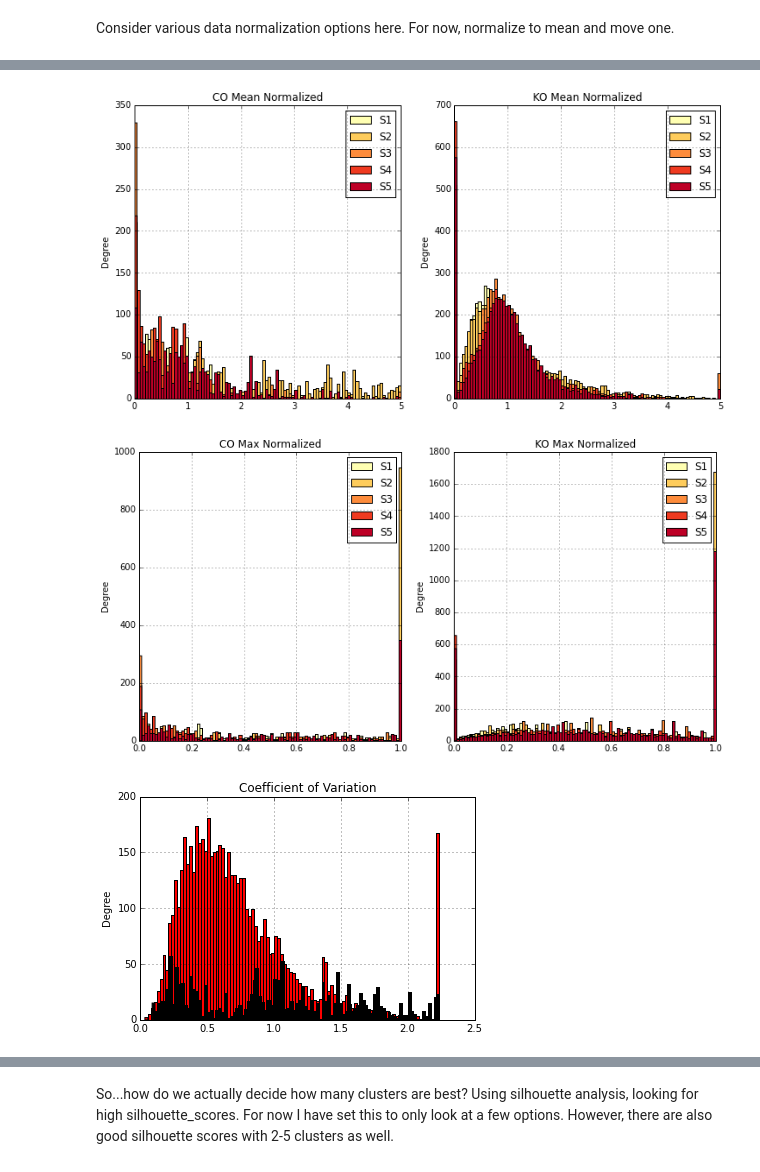
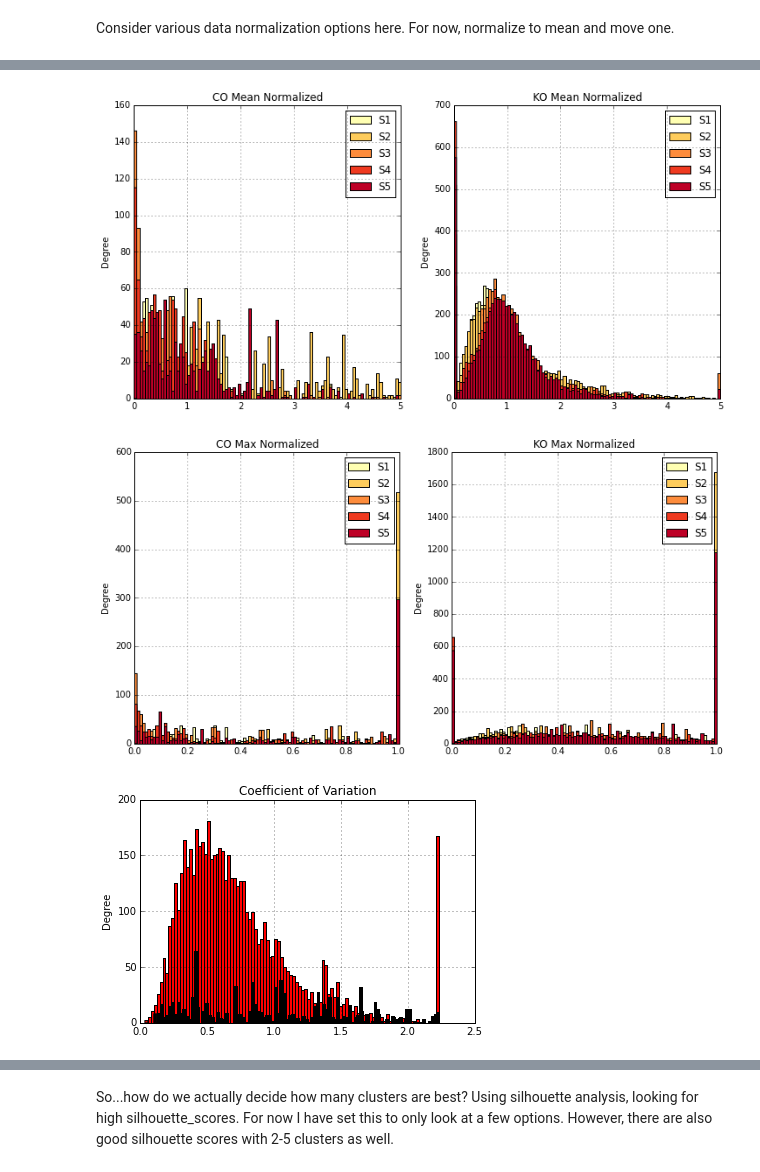
Before and after one commit to KujawinskiLaboratory/NB_Distribution, a Jupyter notebook: Linking CO and KOs.KL.ipynb, the cells around one changed output, grey strips where cells are left out. Cells and saved outputs as stored; diff of their text form; code cells hidden in the pictures.

```diff
--- a/Linking CO and KOs.KL.ipynb
+++ b/Linking CO and KOs.KL.ipynb
@@ -84,13 +55,15 @@ Rather generic file name here...not sure this will be useful
 # %%
-if os.path.isfile('exportMetabolites.csv' + '.pickle'):
-    #just read in the file
-    WorkingFile = cpk.load(open('exportMetabolites.csv.pickle','r'))
-else:
-    #need to make the file
-    filename = "CreateHash_COtoKO.py"
-    %run $filename exportMetabolites.csv
-    #then read in the file
-    WorkingFile = cpk.load(open('exportMetabolites.csv.pickle','r'))
+# if os.path.isfile('exportCOnumbers.csv' + '.pickle'):
+#     #just read in the file
+#     WorkingFile = cpk.load(open('exportCOnumbers.csv.pickle','r'))
+# else:
+#     #need to make the file
+#     filename = "CreateHash_COtoKO.py"
+#     %run $filename exportMetabolites.csv
+#     #then read in the file
+#     WorkingFile = cpk.load(open('exportCOnumbers.csv.pickle','r'))
+
+WorkingFile = cpk.load(open('exportMetabolites.csv.pickle','r'))
 # %%
 def SplitCODict(WorkingFile):
     CO_withoutKO={}
@@ -123,12 +94,12 @@ Double check, but I think things not in the list are CO compounds without matchi
 # %%
 #go through CO_RawData_all one row at a time (inefficient for sure, but I understand
 #what is happening), then make a new column in CO_RawData_all that is True/False
-CO_RawData_all['inList'] = ""
+CO_fromMATLAB['inList'] = ""
 
-for idx in range(0,len(CO_RawData_all)):
+for idx in range(0,len(CO_fromMATLAB)):
 # for idx in range(0):
-    fc = CO_RawData_all.ix[idx,'cNumber']
+    fc = CO_fromMATLAB.ix[idx,'cNumber']
     if fc in AllCO:
-        CO_RawData_all.ix[idx,'inList'] = True
+        CO_fromMATLAB.ix[idx,'inList'] = True
     else:
-        CO_RawData_all.ix[idx,'inList'] = False
+        CO_fromMATLAB.ix[idx,'inList'] = False
@@ -137,0 +116,11 @@ newCO_forNormToMean = CO_RawData_all[CO_RawData_all['inList']==True]
+# %%
+#can't quite figure out how to do this in one step.
+m = CO_fromMATLAB[CO_fromMATLAB['inList']==True]
+CO_metadata_pruned = m.loc[:,['cNumber','ChargedMass','RT','ionMode']]
+
+#this list of things came in handy, so define it up front. Actually want something that can't change
+#but had trouble getting a tuple to work as an index.
+dayList = ['S1','S2','S3','S4','S5'] #this makes a list (mutable, can be changed)
+#days = ('S1','S2','S3','S4','S5') #this makes a tuple (immutable)
+CO_RawData_pruned = m.loc[:,dayList]
+del m
@@ -164,37 +159,37 @@ def NormalizeToMean(DF):
     DF_meanNorm=DF_meanNorm.T.drop('mean').T
     return out
 
 
 def NormalizeToMax(DF):
     DF_meanNorm=DF.copy()
     out=DF_meanNorm.copy()
     DF_meanNorm['max']=DF.max(axis=1)
     for i in out.columns:
         out[i]=DF_meanNorm[i]/DF_meanNorm['max']
     DF_meanNorm=DF_meanNorm.T.drop('max').T
     return out
 
 #several options for normalizing the data
-CO_Norm2Mean=NormalizeToMean(CO_RawData) #this is what gets used in the original code
+CO_Norm2Mean=NormalizeToMean(CO_RawData_pruned) #this is what gets used in the original code
 KO_Norm2Mean=NormalizeToMean(KO_RawData) #this is what gets used in the original code
-CO_Norm2Max=NormalizeToMax(CO_RawData)
+CO_Norm2Max=NormalizeToMax(CO_RawData_pruned)
 KO_Norm2Max=NormalizeToMax(KO_RawData)
 
 cmap=pal.colorbrewer.sequential.YlOrRd_5.get_mpl_colormap()
 
 fig, axs=plt.subplots(1,2)
 fig.set_size_inches(12,6)
 
 kplt=KO_Norm2Mean.plot(kind='hist', bins=100, title='KO Mean Normalized', colormap=cmap, ax=axs[1])
 cplt=CO_Norm2Mean.plot(kind='hist', bins=100, title='CO Mean Normalized', colormap=cmap, ax=axs[0])
 fig, axs=plt.subplots(1,2)
 fig.set_size_inches(12,6)
 
 kplt=KO_Norm2Max.plot(kind='hist', bins=100, title='KO Max Normalized', colormap=cmap, ax=axs[1])
 cplt=CO_Norm2Max.plot(kind='hist', bins=100, title='CO Max Normalized', colormap=cmap, ax=axs[0])
 # %% [output]
-[figure, old version]
+[figure, new version]
-[figure, old version]
+[figure, new version]
 # %%
 def NormalizeToMean_CV(DF):
     out=DF.copy()
@@ -206,13 +201,13 @@ def NormalizeToMean_CV(DF):
 
 cmap=pal.colorbrewer.diverging.PRGn_5.get_mpl_colormap()
 fig,ax=plt.subplots(1)
-CO_CV=NormalizeToMean_CV(CO_RawData)
+CO_CV=NormalizeToMean_CV(CO_RawData_pruned)
 KO_CV=NormalizeToMean_CV(KO_RawData)
 # KO_CV.CV.plot(kind='hist', ax=ax, bins=100, title='CO Mean Normalized', colormap=cmap)
 KO_CV.CV.plot(kind='hist', ax=ax, bins=100, color='r')
 CO_CV.CV.plot(kind='hist', ax=ax, bins=100, title='Coefficient of Variation', color='k')
 fig.savefig('Coefficent of Variation')
 # %% [output]
-[figure, old version]
+[figure, new version]
 # %%
 KO_limited_Norm2Mean=KO_Norm2Mean.loc[AllKO].dropna()
```
Also changed, not shown: parts of 66 cells of this notebook, 6 other files.
